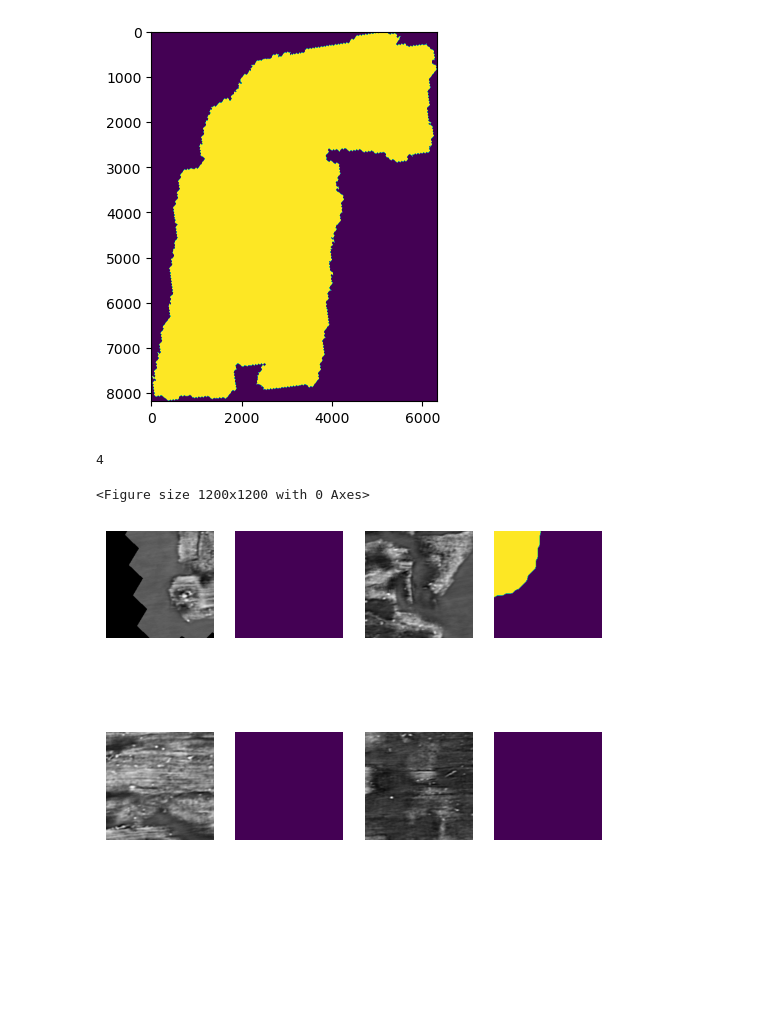
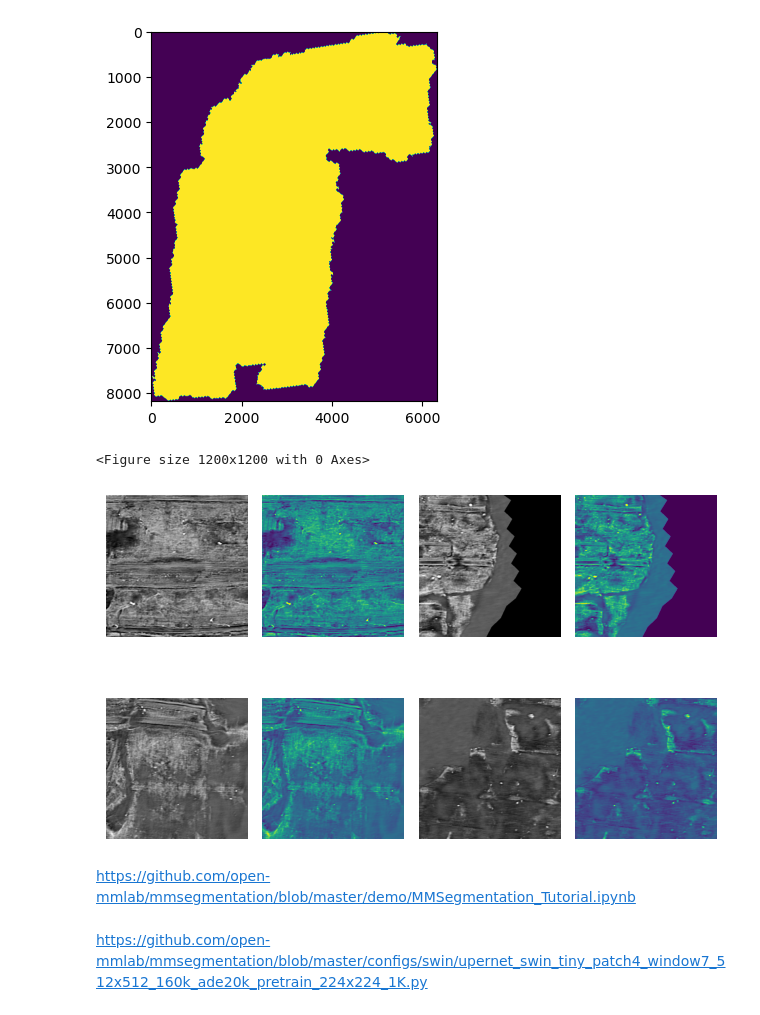
Before and after one commit to jarnel96/Vesuvius-Ink-Detection, a Jupyter notebook: vesuvius-ink-detection-challenge.ipynb, the cells around one changed output. Drawn from its saved outputs; the diff is of its cells as text; code cells hidden in the pictures; blank space fills up the shorter version.

```diff
--- a/vesuvius-ink-detection-challenge.ipynb
+++ b/vesuvius-ink-detection-challenge.ipynb
@@ -18,6 +47,11 @@ import os
 
 train_dir = '/kaggle/input/vesuvius-challenge-ink-detection/train/'
 test_dir = '/kaggle/input/vesuvius-challenge-ink-detection/test/'
+
+fragment_ids = ['1']
+z_start = 20
+z_dim = 20
+size = 512
 # %%
 # plot the first fragment infrared scan
 
@@ -54,7 +88,7 @@ plt.imshow(mask)
 <matplotlib.image.AxesImage at 0x...>
 [figure]
 # %%
-def get_indices(full_img, size=224):
+def get_indices(full_img, size=size):
     """
     full_img - numpy array, should be the mask of useful pixels for a particular fragment
     size - int, desired input size for the model
@@ -69,9 +103,9 @@ def get_indices(full_img, size=224):
     """
     lenx, leny = full_img.shape[0], full_img.shape[1]
     indices = []
-    for i in range(lenx // 224):
-        for j in range(leny // 224):
-            img = full_img[224*i:224*(i+1), 224*j:224*(j+1)]
+    for i in range(lenx // size):
+        for j in range(leny // size):
+            img = full_img[size*i:size*(i+1), size*j:size*(j+1)]
             if img.sum() > 0:
                 indices.append((i, j))
     return indices
@@ -94,7 +128,7 @@ def load_images(fragment_id, z_start, z_dim, train=True):
     return images
 # %%
 class VesuviusDATASET(data.Dataset):
-    def __init__(self, fragment_ids, indices, z_start, z_dim, size=224, train=True):
+    def __init__(self, fragment_ids, indices, z_start, z_dim, size=size, train=True):
         self.size = size
         self.image_indices = []
         self.labels = []
@@ -109,9 +143,11 @@ class VesuviusDATASET(data.Dataset):
 
         image = fragment_scans[fragment_id][scan_no]
         image = image[self.size*i:self.size*(i+1), self.size*j:self.size*(j+1)]
+        image = image.reshape(1, self.size, self.size)
 
         label = fragment_labels[fragment_id]
         label = label[self.size*i:self.size*(i+1), self.size*j:self.size*(j+1)]
+        label = image.reshape(1, self.size, self.size)
 
         return image, label
 
@@ -161,21 +191,25 @@ images, labels = images[:4], labels[:4]
-# %%
-len(list(zip(images, labels)))
-# %% [output]
-4
 # %%
+images, labels = next(iter(train_dataloader))
+images, labels = images[:4].view(4, 512, 512), labels[:4].view(4, 512, 512)
+
 plt.figure(figsize=(12, 12))
 
 fig, ax = plt.subplots(2, 4)
 for i, (image, label) in enumerate(zip(images, labels)):
     if i < 2:
         ax[0][2*i].imshow(image, cmap='gray')
         ax[0][2*i+1].imshow(label)
         ax[0][2*i].axis('off'), ax[0][2*i+1].axis('off')
     else:
         i -= 2
         ax[1][2*i].imshow(image, cmap='gray')
         ax[1][2*i+1].imshow(label)
         ax[1][2*i].axis('off'), ax[1][2*i+1].axis('off')
+plt.tight_layout()
 # %% [output]
 <Figure size 1200x1200 with 0 Axes>
-[figure, old version]
+[figure, new version]
+# %% [markdown]
+https://github.com/open-mmlab/mmsegmentation/blob/master/demo/MMSegmentation_Tutorial.ipynb
+# %% [markdown]
+https://github.com/open-mmlab/mmsegmentation/blob/master/configs/swin/upernet_swin_tiny_patch4_window7_512x512_160k_ade20k_pretrain_224x224_1K.py
```
Also changed, not shown: parts of 6 cells of this notebook.
